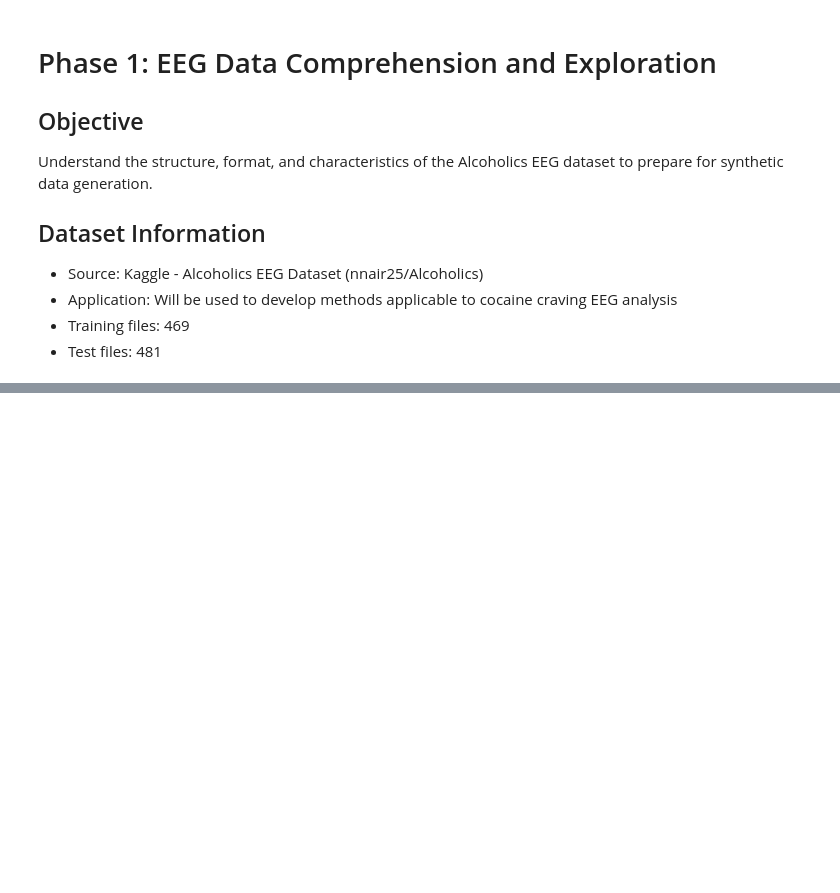
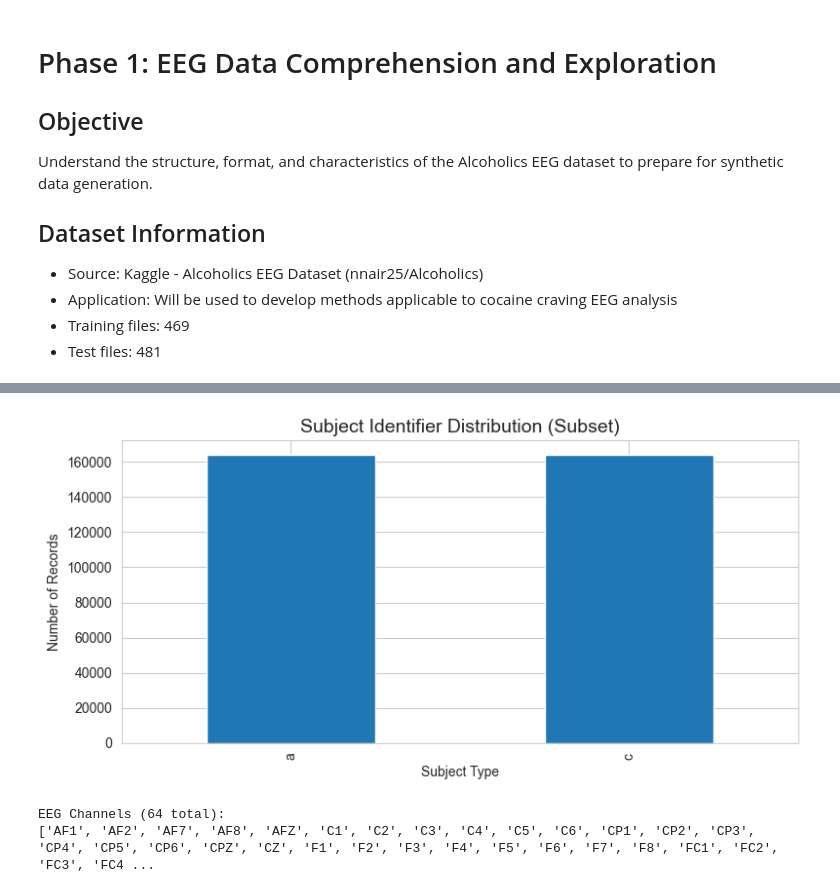
Before and after one commit to ZhaoJackson/Synthetic_EEG_Generation, a Jupyter notebook: src/phase1_data_exploration.ipynb, the cells around one changed output, grey strips where cells are left out. Saved outputs shown, nothing was run; the diff lists cells and outputs as text; code cells hidden in the pictures; blank space fills up the shorter version.

```diff
--- a/src/phase1_data_exploration.ipynb
+++ b/src/phase1_data_exploration.ipynb
@@ -47,10 +11,0 @@ Test directory exists: True
-# %%
-# Load first few files to understand structure
-train_files = sorted(list(TRAIN_PATH.glob('*.csv')))
-test_files = sorted(list(TEST_PATH.glob('*.csv')))
-
-print(f"Total training files: {len(train_files)}")
-print(f"Total test files: {len(test_files)}")
-print(f"\nFirst 5 training files:")
-for f in train_files[:5]:
-    print(f"  - {f.name}")
@@ -410,8 +11,0 @@ Total dataset size (train): 435.70 MB
-# %%
-# Subject type distribution across all files
-from collections import Counter
-subject_type_counts = Counter(all_subject_identifiers)
-print("\nSubject Type Distribution Across All Training Files:")
-for subject_type, count in sorted(subject_type_counts.items()):
-    percentage = (count / sum(subject_type_counts.values())) * 100
-    print(f"  {subject_type}: {count} occurrences ({percentage:.2f}%)")
@@ -500,0 +27,11 @@ Per-channel trial lengths (sample counts): {256: 64}
+# %%
+path = kagglehub.dataset_download("nnair25/Alcoholics")
+print("Path to dataset files:", path)
+
+DATA_PATH = Path(path)
+TRAIN_PATH = DATA_PATH / 'SMNI_CMI_TRAIN'
+TEST_PATH = DATA_PATH / 'SMNI_CMI_TEST'
+
+print(f"Data directory exists: {DATA_PATH.exists()}")
+print(f"Training directory exists: {TRAIN_PATH.exists()}")
+print(f"Test directory exists: {TEST_PATH.exists()}")
@@ -500,0 +266,18 @@ Per-channel trial lengths (sample counts): {256: 64}
+# %%
+plt.figure(figsize=(8, 4))
+subject_counts.plot(kind='bar')
+plt.title('Subject Identifier Distribution (Subset)', fontsize=14)
+plt.xlabel('Subject Type')
+plt.ylabel('Number of Records')
+plt.tight_layout()
+plt.show()
+# %% [output]
+[figure, added]
+# %%
+# EEG channels distribution in the subset
+channels = sorted(combined_df['sensor position'].unique())
+print(f"EEG Channels ({len(channels)} total):")
+print(channels)
+# %% [output]
+EEG Channels (64 total):
+['AF1', 'AF2', 'AF7', 'AF8', 'AFZ', 'C1', 'C2', 'C3', 'C4', 'C5', 'C6', 'CP1', 'CP2', 'CP3', 'CP4', 'CP5', 'CP6', 'CPZ', 'CZ', 'F1', 'F2', 'F3', 'F4', 'F5', 'F6', 'F7', 'F8', 'FC1', 'FC2', 'FC3', 'FC4 ...
```
Also changed, not shown: parts of 55 cells of this notebook.
